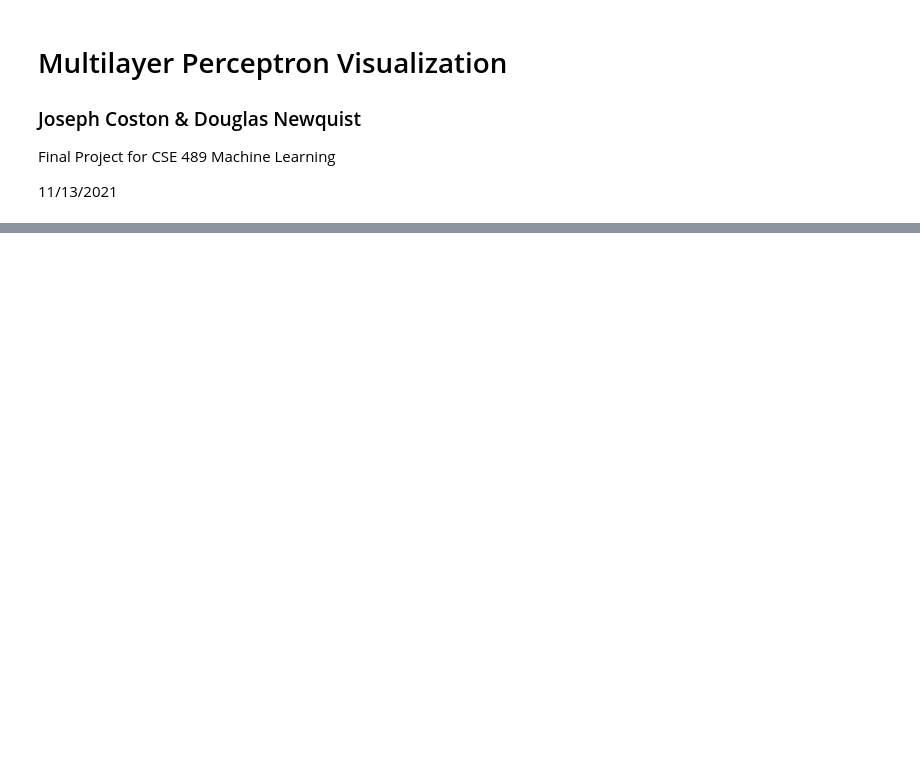
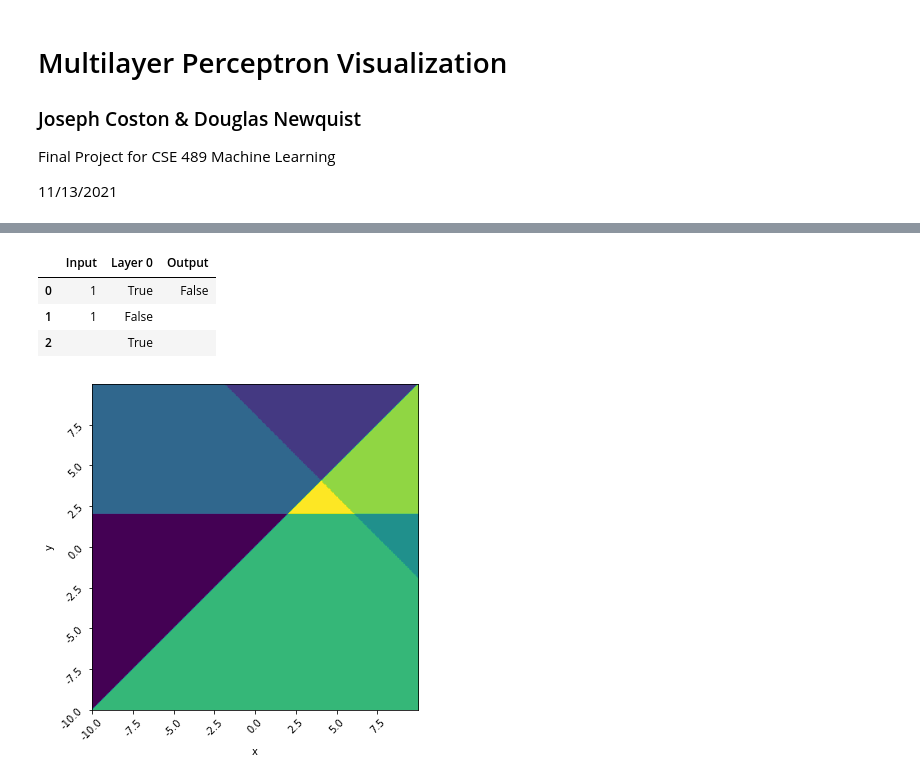
Before and after one commit to joseph-coston/Multilayer-Perceptron, a Jupyter notebook: MLP.ipynb, the cells around one changed output, grey strips where cells are left out. Cells and saved outputs as stored; diff of their text form; code cells hidden in the pictures; blank space fills up the shorter version.

```diff
--- a/MLP.ipynb
+++ b/MLP.ipynb
@@ -47,17 +54,23 @@ visualize(s1, 400, 0.05)
 # %%
 # Triangle with points (2,2), (4,4), (6,2)
 line1 = mlp.Neuron([1, -1], lambda x: x >= 0, 0) # x - y >= 0
 line2 = mlp.Neuron([0, 1], lambda x: x >= 0, -2) # y >= 2
 line3 = mlp.Neuron([-1, -1], lambda x: x >= 0, 8) # -x -y + 8 >= 0
 
 layer1 = mlp.Layer([line1, line2, line3])
 
 all_neuron = mlp.Neuron([1,1,1], lambda x: x > 0, -2)
 layer2 = mlp.Layer([all_neuron])
-visualize(layer1, 400, 0.05, mode='add') # visualize the hidden layer
+visualize(layer1, 400, 0.05, mode='gradient') # visualize the hidden layer
 
 triangle = mlp.NeuralNetwork([layer1, layer2])
 triangle.evaluate((1, 1), True)
+# %% [output]
+|  | Input | Layer 0 | Output |
+| 0 | 1 | True | False |
+| 1 | 1 | False |  |
+| 2 |  | True |  |
+[figure, added]
 # %%
 # visualize the output space
 visualize(triangle, 400, 0.01, offset=(4,3))
```
Also changed, not shown: parts of 20 cells of this notebook.
